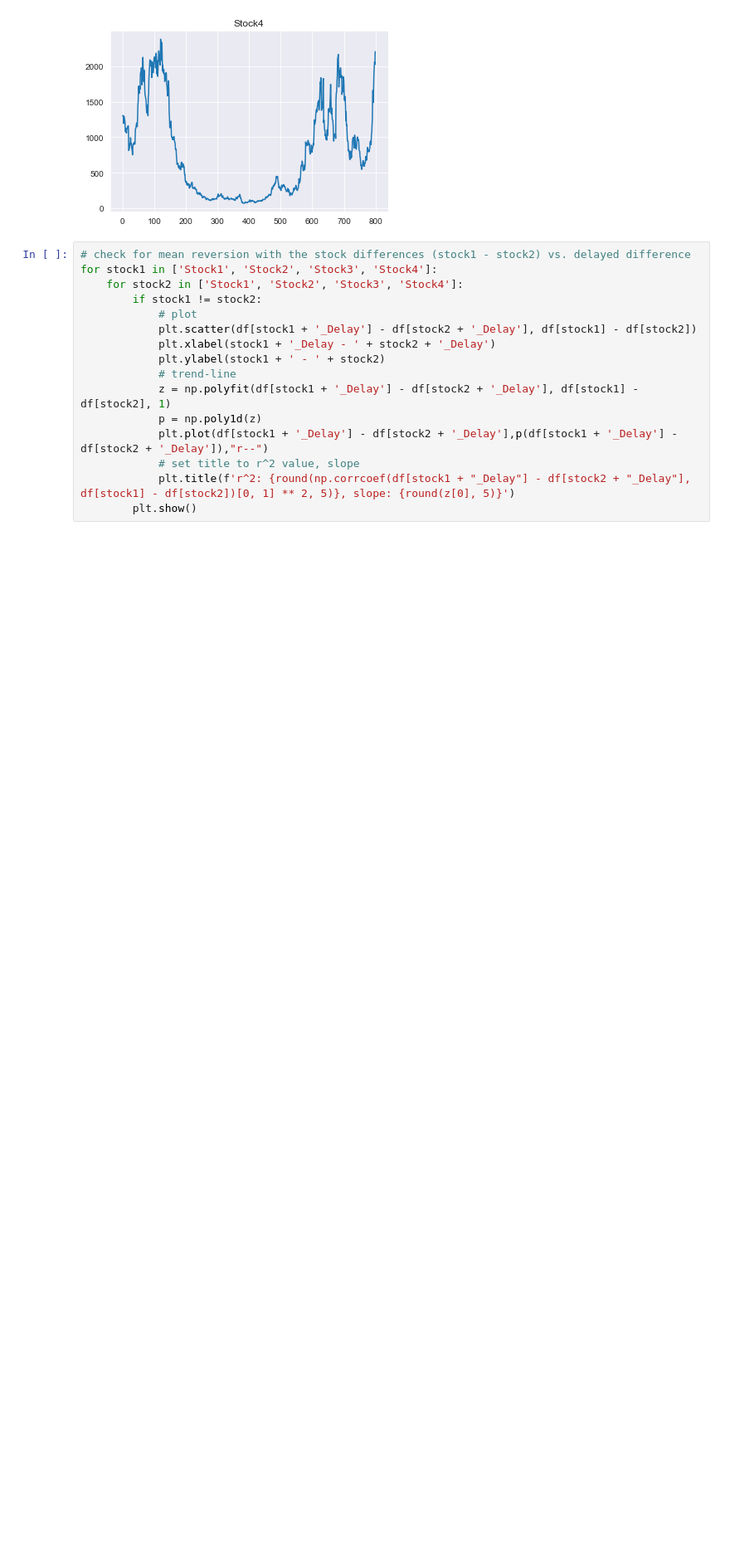
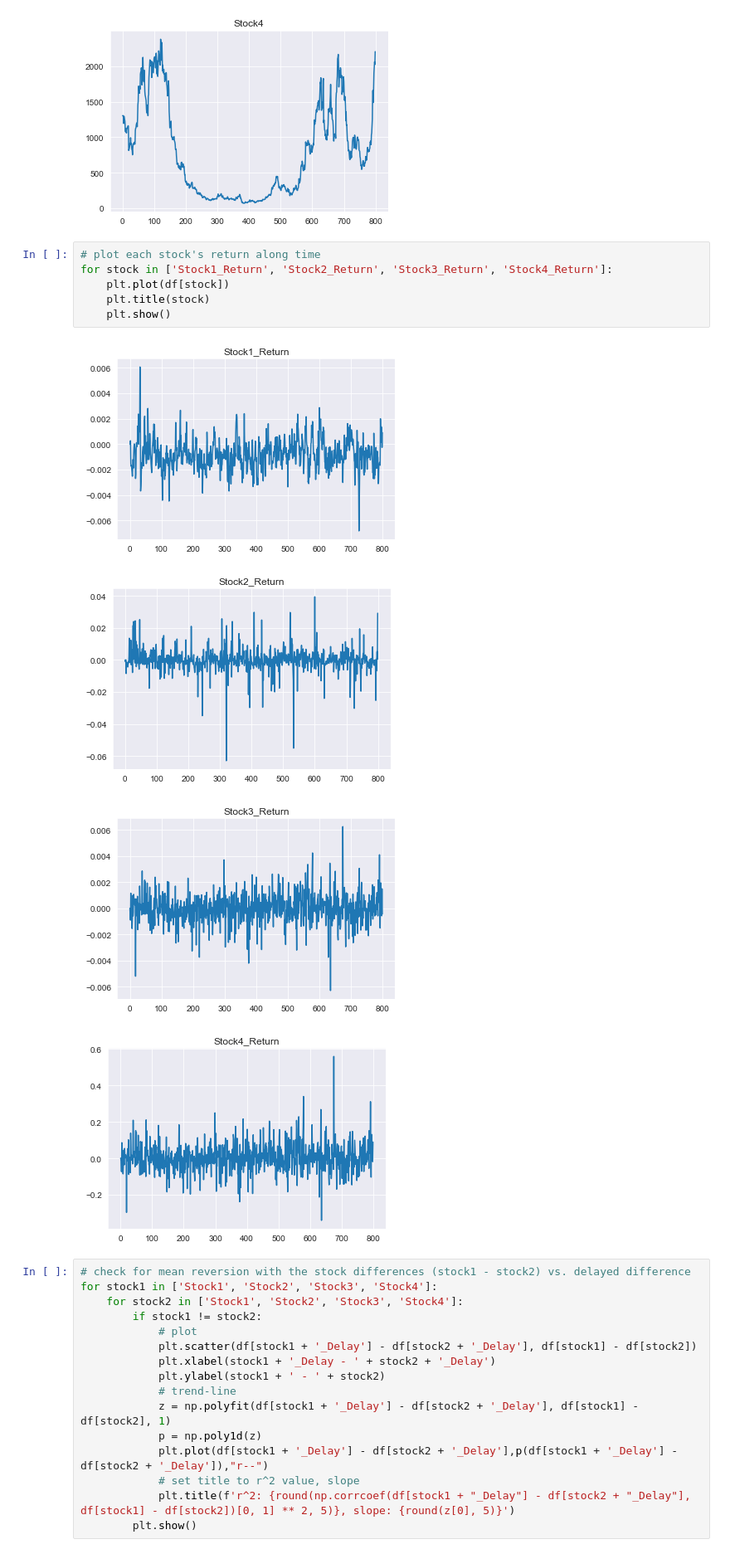
Before and after one commit to Meeeee6623/MFT_Team, a Jupyter notebook: intro_project/view_relationships.ipynb, the cells around one changed output. Shown at 83% size. Drawn from its saved outputs; the diff is of its cells as text; blank space fills up the shorter version.

```diff
--- a/intro_project/view_relationships.ipynb
+++ b/intro_project/view_relationships.ipynb
@@ -81,6 +96,17 @@ for stock in ['Stock1', 'Stock2', 'Stock3', 'Stock4']:
 [figure]
 [figure]
 [figure]
+# %%
+# plot each stock's return along time
+for stock in ['Stock1_Return', 'Stock2_Return', 'Stock3_Return', 'Stock4_Return']:
+    plt.plot(df[stock])
+    plt.title(stock)
+    plt.show()
+# %% [output]
+[figure, added]
+[figure, added]
+[figure, added]
+[figure, added]
 # %%
 # check for mean reversion with the stock differences (stock1 - stock2) vs. delayed difference
 for stock1 in ['Stock1', 'Stock2', 'Stock3', 'Stock4']:
```
Also changed, not shown: parts of 7 cells of this notebook, 3 other files.
